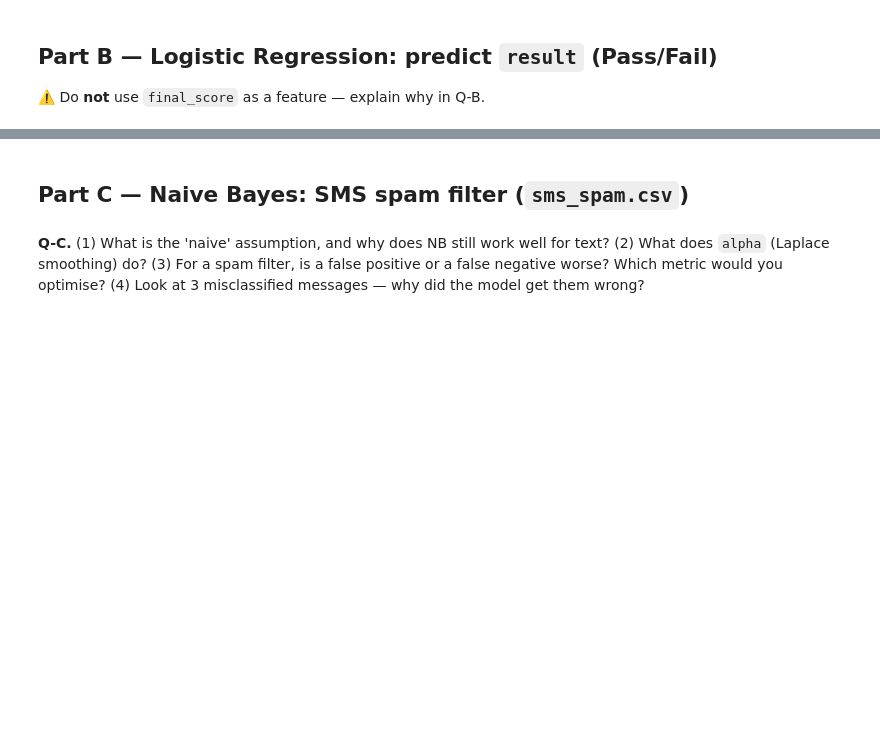
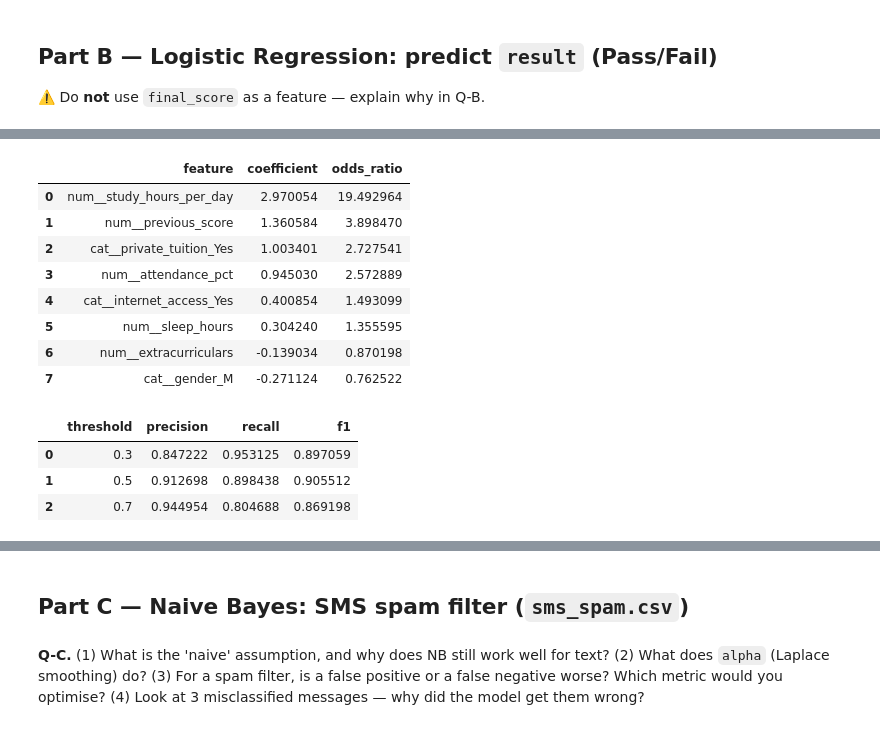
Before and after one commit to arpangreat/MCS-ML-first, a Jupyter notebook: assignments/model-comparison/starter_notebook.ipynb, the cells around one changed output, grey strips where cells are left out. Saved outputs shown, nothing was run; the diff lists cells and outputs as text; code cells hidden in the pictures; blank space fills up the shorter version.

```diff
--- a/assignments/model-comparison/starter_notebook.ipynb
+++ b/assignments/model-comparison/starter_notebook.ipynb
@@ -108,7 +108,20 @@ cat = ['gender', 'internet_access', 'private_tuition']
 # TODO: build a ColumnTransformer:
 #   numeric -> SimpleImputer(median) + StandardScaler
 #   categorical -> OneHotEncoder(drop='if_binary')
-pre = None
+num_pipe = Pipeline([
+    ('imputer', SimpleImputer(strategy='median')),
+    ('scaler', StandardScaler())
+])
+
+cat_pipe = Pipeline([
+    ('imputer', SimpleImputer(strategy="most_frequent")),
+    ('onehot', OneHotEncoder(drop="if_binary", handle_unknown="ignore", sparse_output=False))
+])
+
+pre = ColumnTransformer([
+    ('num', num_pipe, num),
+    ('cat', cat_pipe, cat)
+])
 X = df[num + cat]
 # %% [markdown]
 ## Part A — Linear Regression: predict `final_score`
@@ -139,4 +326,41 @@ yb = (df['result'] == 'Pass').astype(int)
 # %%
 # B3. TODO: odds ratios = np.exp(coef_); sorted table
+fitted_log_pre = log_reg.named_steps['pre']
+log_coef = log_reg.named_steps['model'].coef_[0]
+log_feature_names = fitted_log_pre.get_feature_names_out()
+
+odds_table = pd.DataFrame({
+    'feature': log_feature_names,
+    'coefficient': log_coef,
+    'odds_ratio': np.exp(log_coef),
+}).sort_values('odds_ratio', ascending=False)
+
+display(odds_table.reset_index(drop=True))
 # B4. TODO: precision & recall at thresholds 0.3, 0.5, 0.7 using predict_proba
+
+threshold_rows = []
+for threshold in [0.3, 0.5, 0.7]:
+    pred_at_t = (y_prob_b >= threshold).astype(int)
+    threshold_rows.append({
+        'threshold': threshold,
+        'precision': metrics.precision_score(y_test_b, pred_at_t, zero_division=0),
+        'recall': metrics.recall_score(y_test_b, pred_at_t, zero_division=0),
+        'f1': metrics.f1_score(y_test_b, pred_at_t, zero_division=0),
+    })
+threshold_table = pd.DataFrame(threshold_rows)
+display(threshold_table)
+# %% [output]
+|  | feature | coefficient | odds_ratio |
+| 0 | num__study_hours_per_day | 2.970054 | 19.492964 |
+| 1 | num__previous_score | 1.360584 | 3.898470 |
+| 2 | cat__private_tuition_Yes | 1.003401 | 2.727541 |
+| 3 | num__attendance_pct | 0.945030 | 2.572889 |
+| 4 | cat__internet_access_Yes | 0.400854 | 1.493099 |
+| 5 | num__sleep_hours | 0.304240 | 1.355595 |
+| 6 | num__extracurriculars | -0.139034 | 0.870198 |
+| 7 | cat__gender_M | -0.271124 | 0.762522 |
+|  | threshold | precision | recall | f1 |
+| 0 | 0.3 | 0.847222 | 0.953125 | 0.897059 |
+| 1 | 0.5 | 0.912698 | 0.898438 | 0.905512 |
+| 2 | 0.7 | 0.944954 | 0.804688 | 0.869198 |
 # %% [markdown]
```
Also changed, not shown: parts of 9 cells of this notebook, 7 other files.
